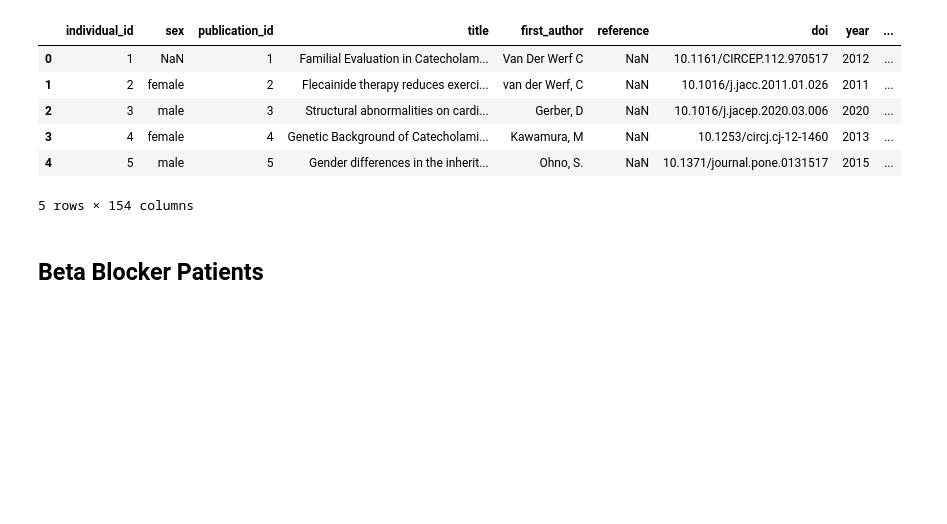
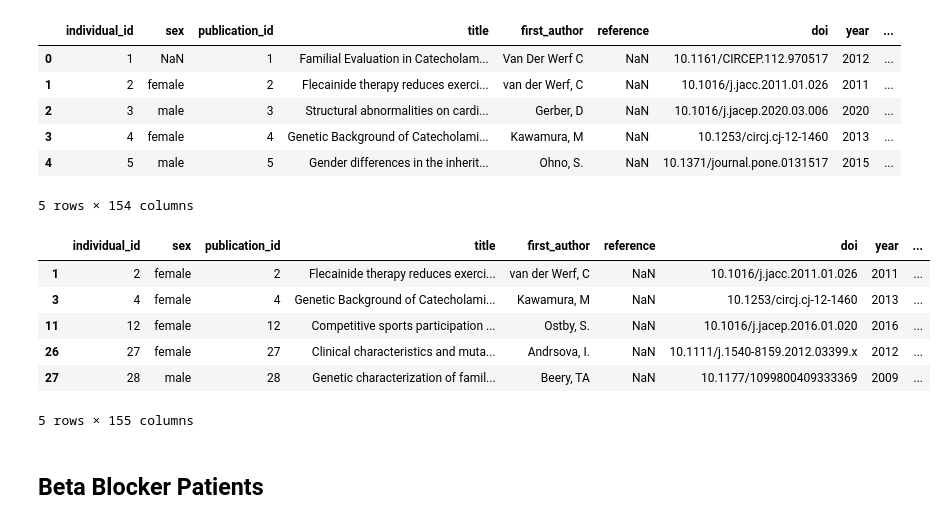
Before and after one commit to alexdaiii/cpvt_database_analysis, a Jupyter notebook: analysis/09_beta_blocker_cpvt.ipynb, the cells around one changed output. Cells and saved outputs as stored; diff of their text form; code cells hidden in the pictures; blank space fills up the shorter version.

```diff
--- a/analysis/09_beta_blocker_cpvt.ipynb
+++ b/analysis/09_beta_blocker_cpvt.ipynb
@@ -52,6 +50,52 @@ df_cpvt = df[
 df_cpvt_bb = df_cpvt[
     df_cpvt["treatment_taken::Beta blocker"] == 1
     ].copy()
+# %%
+import re
+from Bio.SeqUtils import seq1
+
+
+def get_p_posedit(x: str | float):
+    if pd.isna(x):
+        return x
+    return x.split(".")[-1].replace("(", "").replace(")", "")
+
+
+hgvs_aa3 = set(
+    "Ala Cys Asp Glu Phe Gly His Ile Lys Leu Met Asn Pro Gln Arg Ser Thr Val Trp Tyr Asx Glx Xaa Sec".split()
+) | {"Ter"}
+
+
+def aa3_to_aa1(posedit_str: str | float):
+    if pd.isna(posedit_str):
+        return
+
+    # remove all non A-Za-z characters with regex
+    aa3_codes = re.findall("[A-Z][a-z]{2}", posedit_str)
+
+    # Convert each 3-letter code to a 1-letter code and replace it in the string
+    for aa3 in aa3_codes:
+        if aa3 not in hgvs_aa3:
+            raise ValueError(f"Invalid AA3 code: {aa3}")
+        aa1 = seq1(aa3)
+        posedit_str = posedit_str.replace(aa3, aa1)
+
+    return posedit_str
+
+
+df_cpvt_bb["p_hgvs_aa1"] = df_cpvt_bb["p_hgvs_string"].apply(
+    get_p_posedit).apply(
+    aa3_to_aa1)
+
+df_cpvt_bb.head()
+# %% [output]
+|  | individual_id | sex | publication_id | title | first_author | reference | doi | year | ... |
+| 1 | 2 | female | 2 | Flecainide therapy reduces exerci... | van der Werf, C | NaN | 10.1016/j.jacc.2011.01.026 | 2011 | ... |
+| 3 | 4 | female | 4 | Genetic Background of Catecholami... | Kawamura, M | NaN | 10.1253/circj.cj-12-1460 | 2013 | ... |
+| 11 | 12 | female | 12 | Competitive sports participation ... | Ostby, S. | NaN | 10.1016/j.jacep.2016.01.020 | 2016 | ... |
+| 26 | 27 | female | 27 | Clinical characteristics and muta... | Andrsova, I. | NaN | 10.1111/j.1540-8159.2012.03399.x | 2012 | ... |
+| 27 | 28 | male | 28 | Genetic characterization of famil... | Beery, TA | NaN | 10.1177/1099800409333369 | 2009 | ... |
+5 rows × 155 columns
 # %% [markdown]
 ## Beta Blocker Patients
 # %%
```
Also changed, not shown: parts of 3 cells of this notebook, 5 other files.
